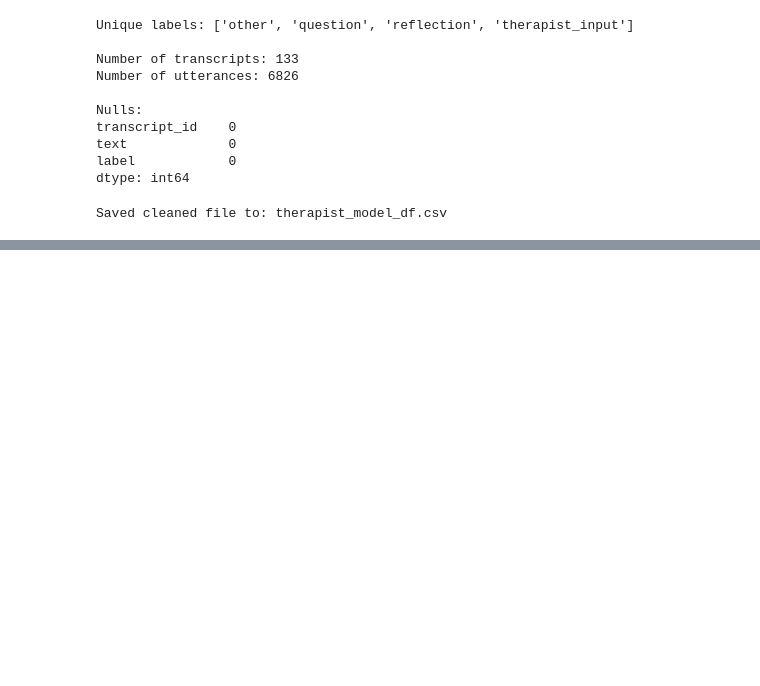
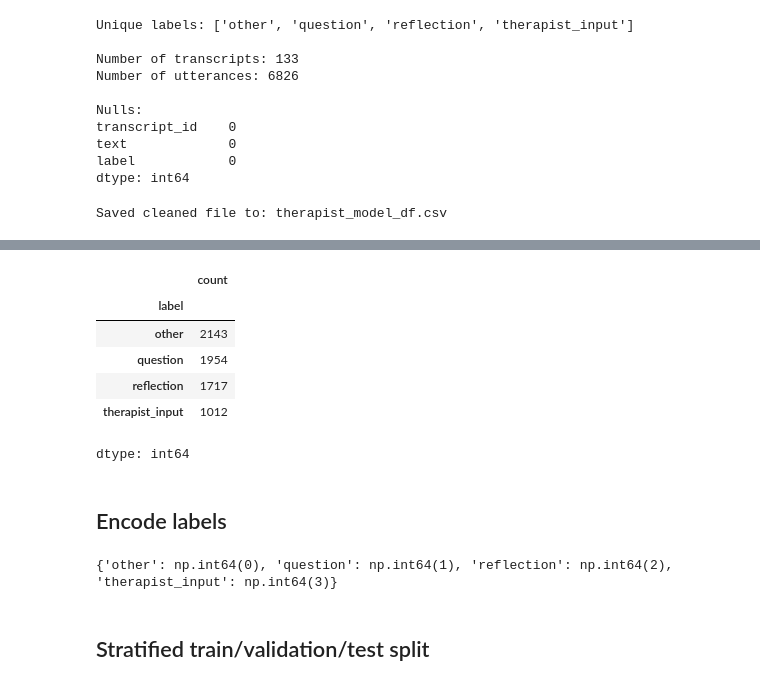
Before and after one commit to mthudangn/conversational-psychotherapy-fidelity, a Jupyter notebook: notebooks/thesis_pipeline.ipynb, the cells around one changed output, grey strips where cells are left out. Saved outputs shown, nothing was run; the diff lists cells and outputs as text; code cells hidden in the pictures; blank space fills up the shorter version.

```diff
--- a/notebooks/thesis_pipeline.ipynb
+++ b/notebooks/thesis_pipeline.ipynb
@@ -276,0 +285,15 @@ Saved cleaned file to: therapist_model_df.csv
+# %%
+# keep only necessary columns
+prep_df = therapist_df[[
+    "transcript_id",
+    "utterance_text",
+    "main_therapist_behaviour"
+]].copy()
+
+prep_df = prep_df.rename(columns={
+    "utterance_text": "text",
+    "main_therapist_behaviour": "label"
+})
+
+print(prep_df.shape)
+prep_df.head()
@@ -276,0 +310,10 @@ Saved cleaned file to: therapist_model_df.csv
+# %%
+prep_df = prep_df.dropna(subset=["text", "label"]).copy()
+prep_df["text"] = prep_df["text"].astype(str).str.strip()
+prep_df = prep_df[prep_df["text"] != ""].copy()
+
+before_dedup = len(prep_df)
+prep_df = prep_df.drop_duplicates(subset=["transcript_id", "text", "label"]).copy()
+
+print("Before dedup:", before_dedup)
+print("After dedup :", len(prep_df))
@@ -276,0 +322,11 @@ Saved cleaned file to: therapist_model_df.csv
+# %%
+import re
+
+def clean_text(text):
+    text = str(text).strip()
+    text = re.sub(r"\s+", " ", text)
+    return text
+
+prep_df["text"] = prep_df["text"].apply(clean_text)
+
+prep_df.head()
@@ -276,0 +340,12 @@ Saved cleaned file to: therapist_model_df.csv
+# %%
+# Inspect label distribution after cleaning
+label_counts = prep_df["label"].value_counts()
+label_counts
+# %% [output]
+|  | count |
+| label |  |
+| other | 2143 |
+| question | 1954 |
+| reflection | 1717 |
+| therapist_input | 1012 |
+dtype: int64
@@ -276,0 +357,14 @@ Saved cleaned file to: therapist_model_df.csv
+# %% [markdown]
+## Encode labels
+# %%
+from sklearn.preprocessing import LabelEncoder
+
+label_encoder = LabelEncoder()
+prep_df["label_id"] = label_encoder.fit_transform(prep_df["label"])
+
+label_mapping = dict(zip(label_encoder.classes_, label_encoder.transform(label_encoder.classes_)))
+print(label_mapping)
+# %% [output]
+{'other': np.int64(0), 'question': np.int64(1), 'reflection': np.int64(2), 'therapist_input': np.int64(3)}
+# %% [markdown]
+## Stratified train/validation/test split
```
Also changed, not shown: parts of 13 cells of this notebook.
